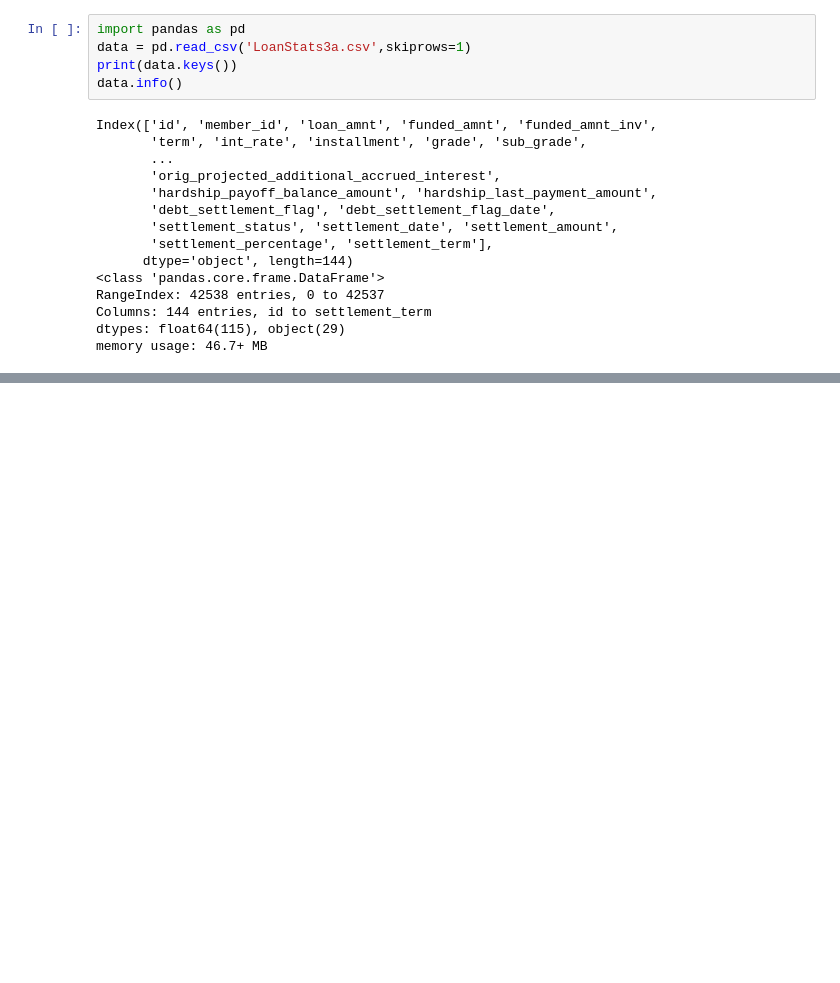
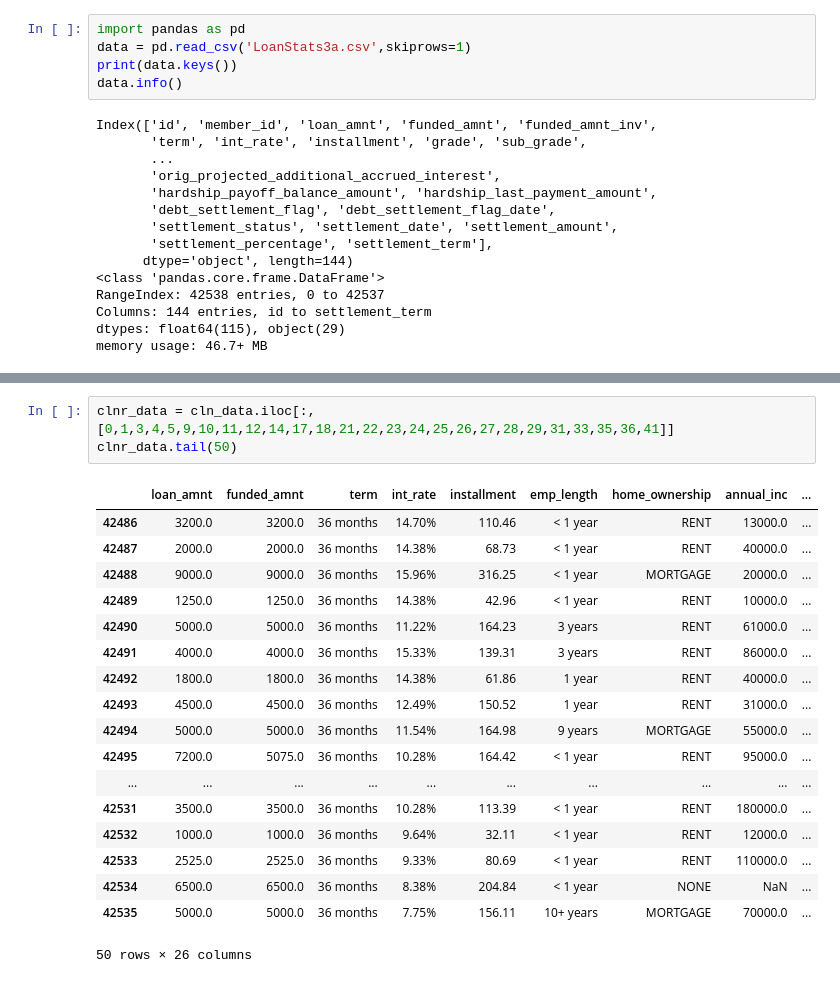
Before and after one commit to jurqui1/Springboard_Capstone, a Jupyter notebook: Capstone Project.ipynb, the cells around one changed output, grey strips where cells are left out. Cells and saved outputs as stored; diff of their text form; blank space fills up the shorter version.

```diff
--- a/Capstone Project.ipynb
+++ b/Capstone Project.ipynb
@@ -31,0 +73,22 @@ memory usage: 332.4 KB
+# %%
+clnr_data = cln_data.iloc[:,[0,1,3,4,5,9,10,11,12,14,17,18,21,22,23,24,25,26,27,28,29,31,33,35,36,41]]
+clnr_data.tail(50)
+# %% [output]
+|  | loan_amnt | funded_amnt | term | int_rate | installment | emp_length | home_ownership | annual_inc | ... |
+| 42486 | 3200.0 | 3200.0 | 36 months | 14.70% | 110.46 | < 1 year | RENT | 13000.0 | ... |
+| 42487 | 2000.0 | 2000.0 | 36 months | 14.38% | 68.73 | < 1 year | RENT | 40000.0 | ... |
+| 42488 | 9000.0 | 9000.0 | 36 months | 15.96% | 316.25 | < 1 year | MORTGAGE | 20000.0 | ... |
+| 42489 | 1250.0 | 1250.0 | 36 months | 14.38% | 42.96 | < 1 year | RENT | 10000.0 | ... |
+| 42490 | 5000.0 | 5000.0 | 36 months | 11.22% | 164.23 | 3 years | RENT | 61000.0 | ... |
+| 42491 | 4000.0 | 4000.0 | 36 months | 15.33% | 139.31 | 3 years | RENT | 86000.0 | ... |
+| 42492 | 1800.0 | 1800.0 | 36 months | 14.38% | 61.86 | 1 year | RENT | 40000.0 | ... |
+| 42493 | 4500.0 | 4500.0 | 36 months | 12.49% | 150.52 | 1 year | RENT | 31000.0 | ... |
+| 42494 | 5000.0 | 5000.0 | 36 months | 11.54% | 164.98 | 9 years | MORTGAGE | 55000.0 | ... |
+| 42495 | 7200.0 | 5075.0 | 36 months | 10.28% | 164.42 | < 1 year | RENT | 95000.0 | ... |
+| ... | ... | ... | ... | ... | ... | ... | ... | ... | ... |
+| 42531 | 3500.0 | 3500.0 | 36 months | 10.28% | 113.39 | < 1 year | RENT | 180000.0 | ... |
+| 42532 | 1000.0 | 1000.0 | 36 months | 9.64% | 32.11 | < 1 year | RENT | 12000.0 | ... |
+| 42533 | 2525.0 | 2525.0 | 36 months | 9.33% | 80.69 | < 1 year | RENT | 110000.0 | ... |
+| 42534 | 6500.0 | 6500.0 | 36 months | 8.38% | 204.84 | < 1 year | NONE | NaN | ... |
+| 42535 | 5000.0 | 5000.0 | 36 months | 7.75% | 156.11 | 10+ years | MORTGAGE | 70000.0 | ... |
+50 rows × 26 columns
```
Also changed, not shown: parts of 4 cells of this notebook.
